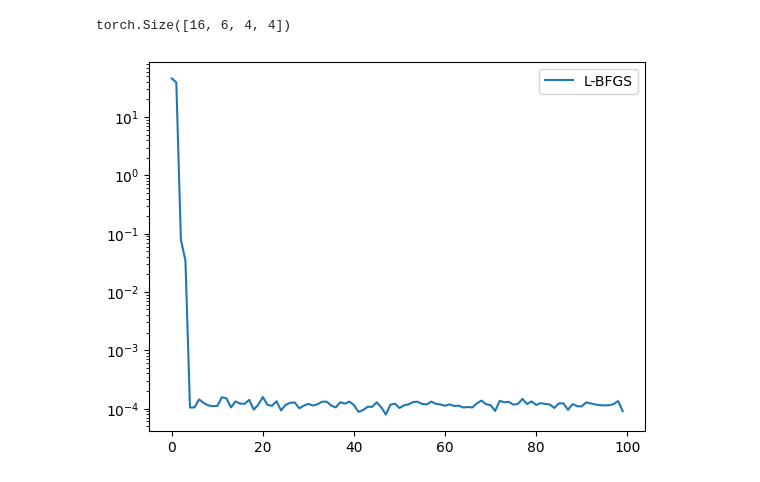
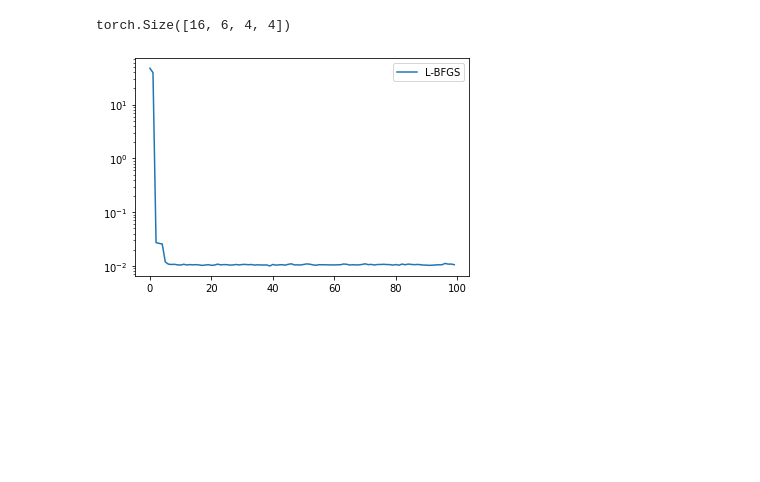
Before and after one commit to terry97-guel/KINN, a Jupyter notebook: code/PCC/pcc_explicit.ipynb, the cells around one changed output. Cells and saved outputs as stored; diff of their text form; code cells hidden in the pictures; blank space fills up the shorter version.

```diff
--- a/code/PCC/pcc_explicit.ipynb
+++ b/code/PCC/pcc_explicit.ipynb
@@ -88,6 +88,17 @@ test_sampler  = Sampler(args, test_dataset)
 ext_sampler   = Sampler(args, ext_dataset)
 
 PI = torch.pi
+# %%
+def motor_control_to_array(motor_control):
+    motor_array = torch.zeros(len(motor_control),4)
+
+    motor_array[:,0] = torch.where(motor_control[:,0]>=0, motor_control[:,0], torch.zeros_like(motor_control[:,0]))
+    motor_array[:,1] = torch.where(motor_control[:,0]<0, -motor_control[:,0], torch.zeros_like(motor_control[:,0]))
+
+    motor_array[:,2] = torch.where(motor_control[:,1]>=0, motor_control[:,1], torch.zeros_like(motor_control[:,1]))
+    motor_array[:,3] = torch.where(motor_control[:,1]<0, -motor_control[:,1], torch.zeros_like(motor_control[:,1]))
+
+    return motor_array
 # %%
 x = torch.tensor(.0); y = torch.tensor(.0); z = torch.tensor(.0);
 L = torch.tensor(120.0)
@@ -102,6 +113,7 @@ from torch import optim
 from torch import nn
 from torch.nn import functional as F
 from matplotlib import pyplot as plt
+from functools import partial
 
 optimizer = optim.LBFGS([LR],
                         history_size=10,
@@ -111,69 +123,71 @@ optimizer = optim.LBFGS([LR],
 
 
 def p_loss_fn(x,y):
-    loss =  F.smooth_l1_loss(x,y, reduction='none')
+    loss =  F.l1_loss(x,y, reduction='none')
     loss = torch.mean(loss, dim=list(range(1,loss.ndim)))
     return loss
 
-def closure():
+def closure(LR, motor_control):
     optimizer.zero_grad()
-    pred_position = f(LR)
+    pred_position = predict(LR, motor_control)
     position_loss =  p_loss_fn(pred_position, target_position[:,-1])
 
     total_loss = torch.mean(position_loss)
     total_loss.backward()
     return total_loss
+
+
+def predict(LR, motor_control):
+    L,R,d,x,y,z = LR
+    motor_array = motor_control_to_array(motor_control)
+    Lengths = torch.ones_like(motor_array)*L - motor_array/4096 * R * 2*PI
+
+    l1,l3,l4,l2 = Lengths[:,0],Lengths[:,1],Lengths[:,2],Lengths[:,3]
+
+    phi = torch.atan2((l4-l2),(l3-l1))
+    theta = torch.sqrt((l3-l1)**2 + (l4-l2)**2) / (2*d)
+    l = (l1+l2+l3+l4)/4
+    radius = l/theta
+
+
+    phi    = phi.reshape(-1,1)
+    theta  = theta.reshape(-1,1)
+    radius = radius.reshape(-1,1)
+
+    phi.shape, theta.shape, radius.shape
+    joint_se3 = forward_pcc(phi,theta, radius)
+
+    EE_se3 = joint_se3[:,-1,:,:]
+    pred_position = t2p(EE_se3)
+    base_position = torch.stack([x,y,z]).reshape(-1,1)
+
+    # assert pred_position.shape[1:] == base_position.shape
+    # pred_position = pred_position + base_position
+    return pred_position
 
 
 h_lbfgs = []
 
 for i in range(100):
     for batch in train_sampler:
         target_position = batch["position"]
         motor_control = batch["motor_control"]
 
-        def f(LR):
-            L,R,d,x,y,z = LR
-            Lengths = torch.ones_like(motor_control)*L - motor_control/4096 * R * 2*PI
-            l1,l3,l4,l2 = Lengths[:,0],Lengths[:,1],Lengths[:,2],Lengths[:,3]
-
-            phi = torch.atan2((l4-l2),(l3-l1))
-            theta = torch.sqrt((l3-l1)**2 + (l4-l2)**2) / (2*d)
-            l = (l1+l2+l3+l4)/4
-            radius = l/theta
-
-
-            phi    = phi.reshape(-1,1)
-            theta  = theta.reshape(-1,1)
-            radius = radius.reshape(-1,1)
-
-            phi.shape, theta.shape, radius.shape
-            joint_se3 = forward_pcc(phi,theta, radius)
-
-            EE_se3 = joint_se3[:,-1,:,:]
-            pred_position = t2p(EE_se3)
-            base_position = torch.stack([x,y,z]).reshape(-1,1)
-
-            # assert pred_position.shape[1:] == base_position.shape
-            # pred_position = pred_position + base_position
-            return pred_position
-
-
         optimizer.zero_grad()
 
     # pred_position = f(LR)
     # position_loss =  p_loss_fn(pred_position, target_position[:,-1])
     # objective = torch.mean(position_loss)
 
 
-    objective = optimizer.step(closure)
+    objective = optimizer.step(partial(closure, LR, motor_control))
     h_lbfgs.append(objective.item())
 
 plt.semilogy(h_lbfgs, label='L-BFGS')
 plt.legend()
 plt.show()
 # %% [output]
-[figure, old version]
+[figure, new version]
 # %%
 LR
 # %% [output]
```
Also changed, not shown: parts of 7 cells of this notebook, 17 other files.
